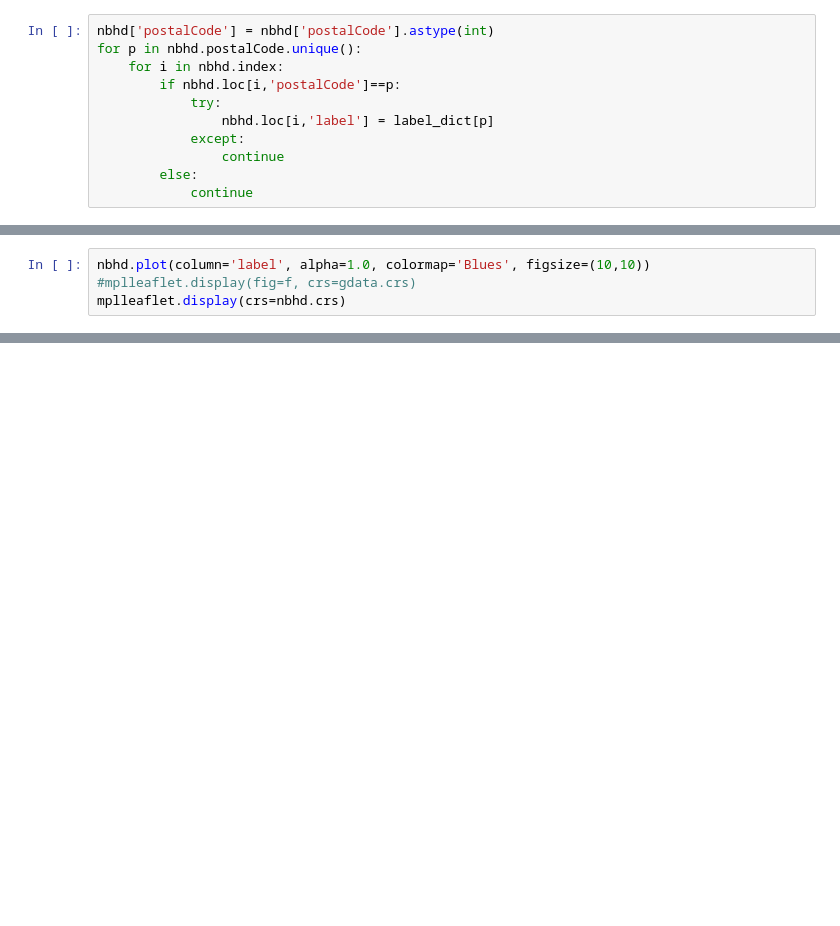
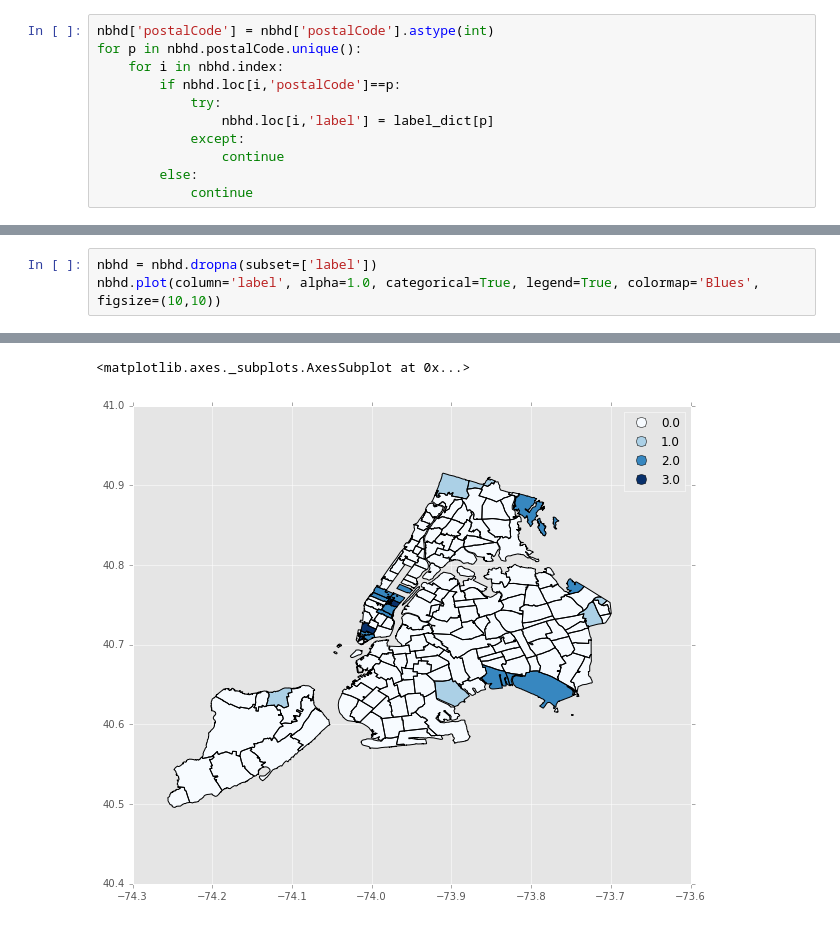
Before and after one commit to fanshi118/PUI2015_sfan, a Jupyter notebook: HW10/HW10.ipynb, the cells around one changed output, grey strips where cells are left out. Saved outputs shown, nothing was run; the diff lists cells and outputs as text; blank space fills up the shorter version.

```diff
--- a/HW10/HW10.ipynb
+++ b/HW10/HW10.ipynb
@@ -306,5 +214,4 @@ nbhd.head()
 # %%
-nbhd.plot(column='label', alpha=1.0, colormap='Blues', figsize=(10,10))
-#mplleaflet.display(fig=f, crs=gdata.crs)
-mplleaflet.display(crs=nbhd.crs)
+nbhd = nbhd.dropna(subset=['label'])
+nbhd.plot(column='label', alpha=1.0, categorical=True, legend=True, colormap='Blues', figsize=(10,10))
 # %% [output]
@@ -311,0 +218,2 @@ mplleaflet.display(crs=nbhd.crs)
+<matplotlib.axes._subplots.AxesSubplot at 0x...>
+[figure, added]
```
Also changed, not shown: parts of 14 cells of this notebook, 1 other file.
